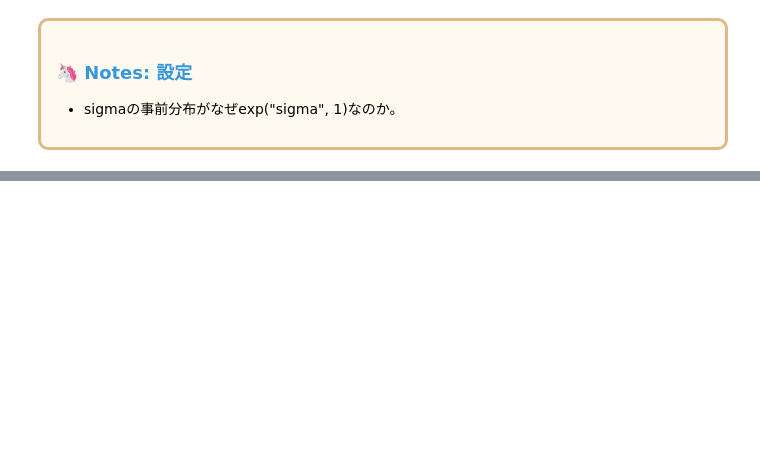
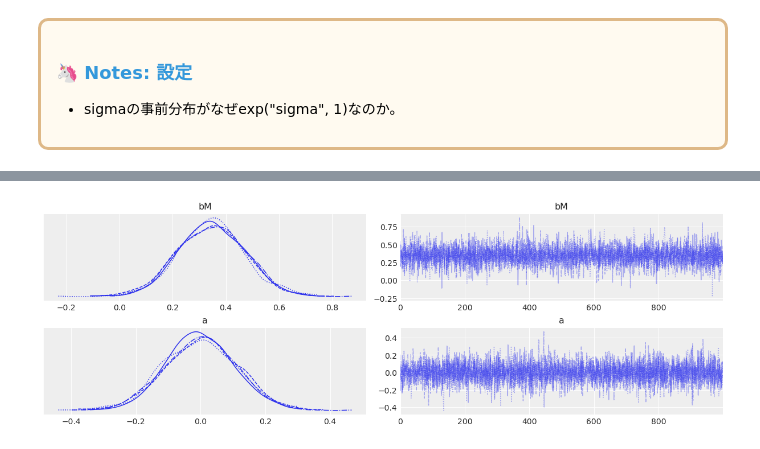
Before and after one commit to styuk/Bayes-Python, a Jupyter notebook: chapter5/chapter5.ipynb, the cells around one changed output, grey strips where cells are left out. Saved outputs shown, nothing was run; the diff lists cells and outputs as text; code cells hidden in the pictures; blank space fills up the shorter version.

```diff
--- a/chapter5/chapter5.ipynb
+++ b/chapter5/chapter5.ipynb
@@ -125,0 +182,12 @@ Sampling 4 chains for 1_000 tune and 1_000 draw iterations (4_000 + 4_000 draws
+# %%
+with pm.Model() as m_5_2:
+    a = pm.Normal("a", 0, 0.2)
+    bM = pm.Normal("bM", 0, 0.5)
+    sigma = pm.Exponential("sigma", 1)
+    mu = pm.Deterministic("mu", a + bM * data["Marriage_std"].values)
+
+    divorce_rate_std = pm.Normal(
+          "divorce_rate_std", mu=mu, sigma=sigma, observed=data["Divorce_std"].values
+    )
+    prior_samples = pm.sample_prior_predictive()
+    m_5_2_trace = pm.sample()
@@ -125,0 +202,4 @@ Sampling 4 chains for 1_000 tune and 1_000 draw iterations (4_000 + 4_000 draws
+# %%
+az.plot_trace(m_5_2_trace, var_names=["bM", "a"]);
+# %% [output]
+[figure, added]
```
Also changed, not shown: parts of 17 cells of this notebook.
